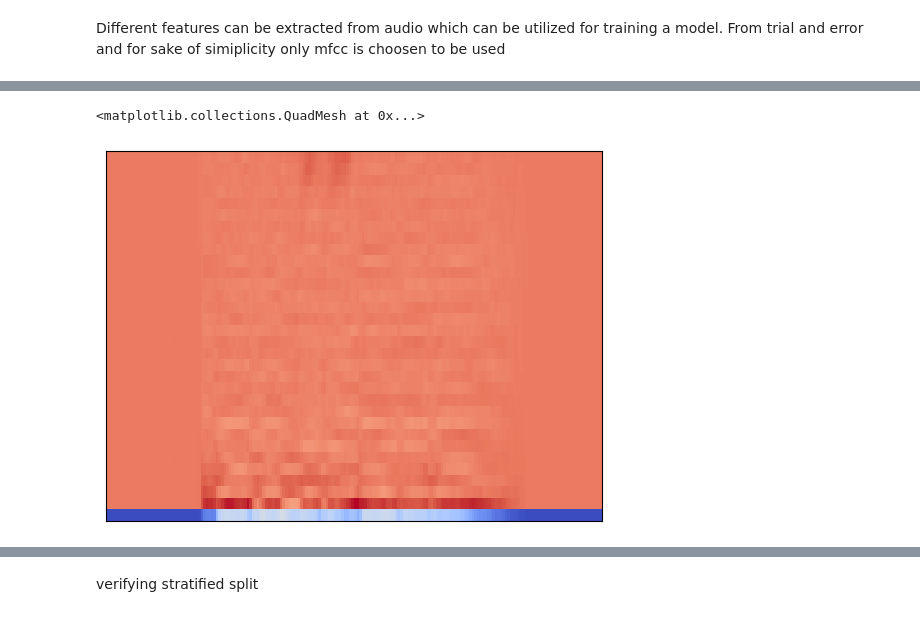
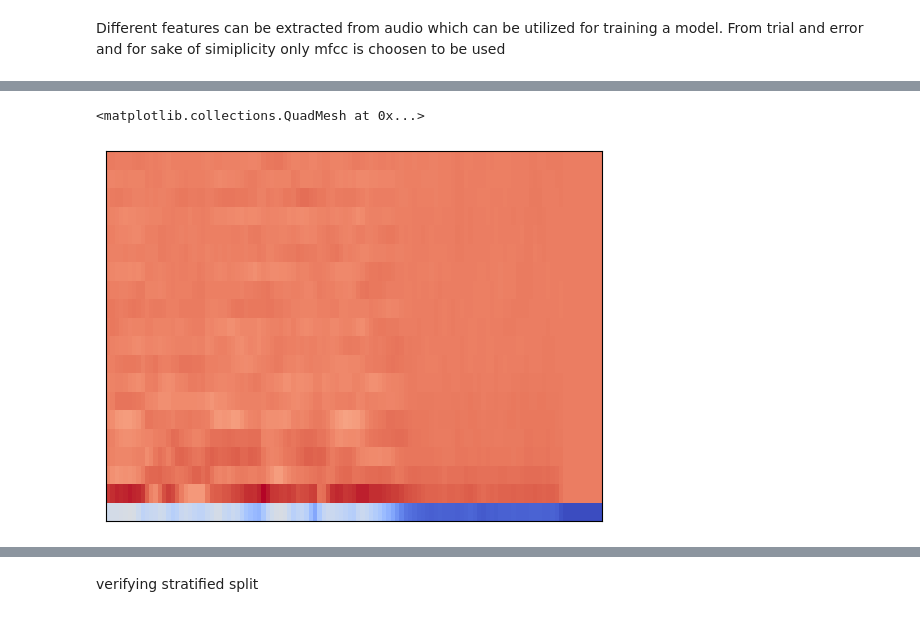
Before and after one commit to AryanshVasu/emotion_classification, a Jupyter notebook: audioClassification.ipynb, the cells around one changed output, grey strips where cells are left out. Saved outputs shown, nothing was run; the diff lists cells and outputs as text; code cells hidden in the pictures.

```diff
--- a/audioClassification.ipynb
+++ b/audioClassification.ipynb
@@ -23,3 +24,17 @@ Audio(sig,rate=sr)
 # %% [output]
 [interactive output not drawn]
 [figure]
+# %%
+audios = np.zeros((2452,150000))
+labels = np.zeros(2452)
+dataPath = "/home/spectre/Desktop/work_cache/mars/data/"
+for i, file in enumerate(glob.glob(os.path.join(dataPath,'*/*/*.wav'))):
+    labels[i] = int(file.split('-')[2])-1
+    sig, sr = librosa.load(file)
+    audios[i][:len(sig)] = sig
+# %%
+# vars = np.var(audios,axis=0)
+vars = np.var(audios[:52],axis=0)
+for i in range (48):
+    vars += np.var(audios[i*50+52:(i+1)*50+52], axis=0)
+plt.hist(vars)
@@ -25,0 +53,5 @@ Audio(sig,rate=sr)
+# %%
+audios = audios[:,vars>0.0015]
+print (audios.shape)
+plt.hist(np.var(audios,axis=0))
+plt.show()
@@ -28,6 +76,6 @@ Different features can be extracted from audio which can be utilized for trainin
 # %%
-mfcc = librosa.feature.mfcc(y=sig,sr=sr, n_fft=2048, hop_length=512, n_mfcc=32)
+mfcc = librosa.feature.mfcc(y=audios[0],sr=sr)
 librosa.display.specshow(mfcc)
 # %% [output]
 <matplotlib.collections.QuadMesh at 0x...>
-[figure, old version]
+[figure, new version]
```
Also changed, not shown: parts of 32 cells of this notebook, 1 other file.
